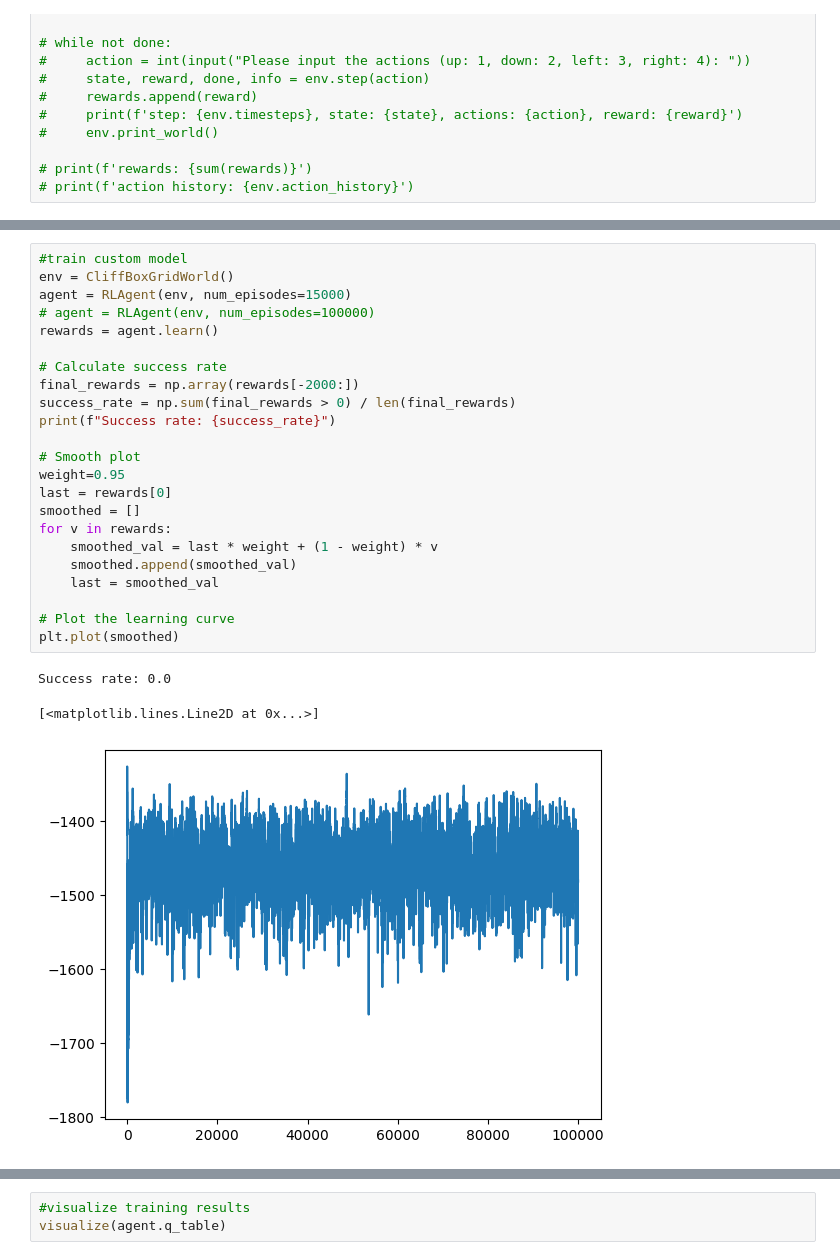
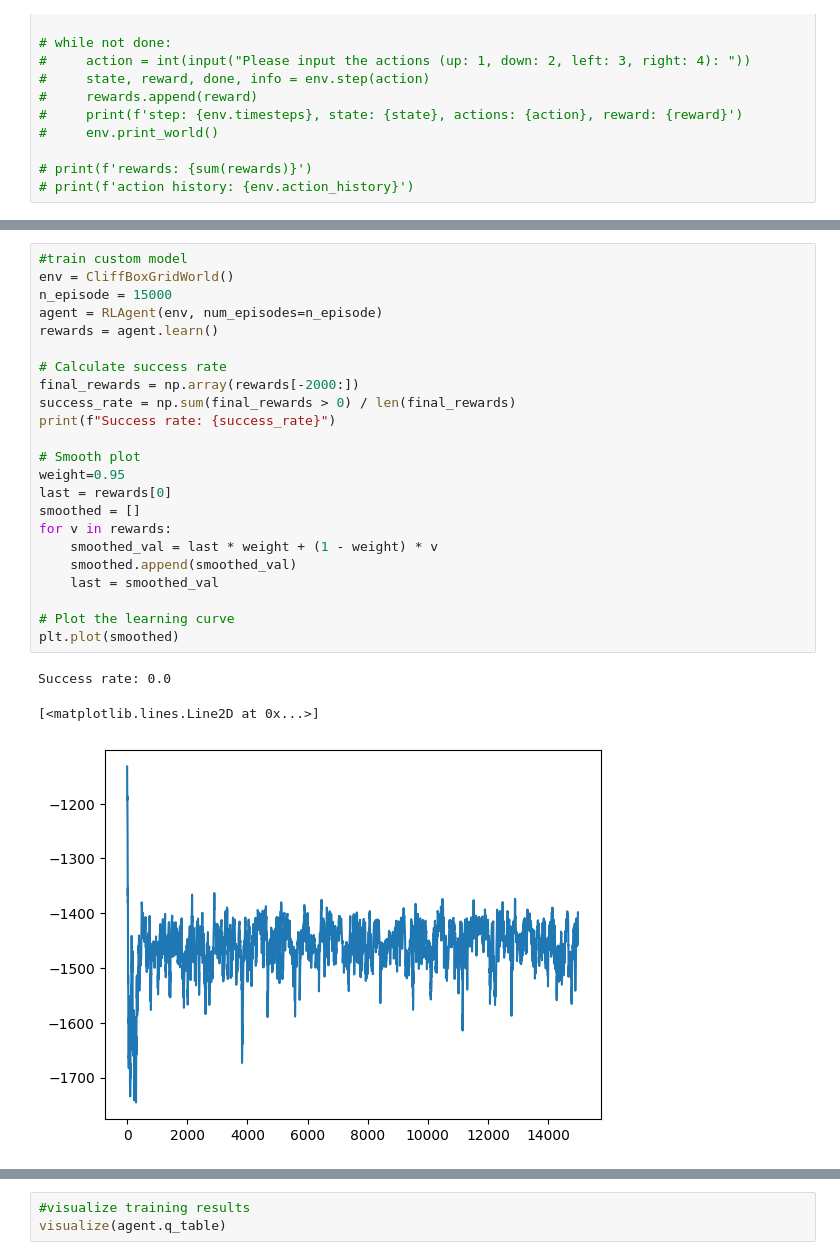
Before and after one commit to Ardacandra/ai6101_rl_agent, a Jupyter notebook: sandbox.ipynb, the cells around one changed output, grey strips where cells are left out. Saved outputs shown, nothing was run; the diff lists cells and outputs as text.

```diff
--- a/sandbox.ipynb
+++ b/sandbox.ipynb
@@ -40,27 +41,27 @@ plt.plot(rewards)
 # %%
 #train custom model
 env = CliffBoxGridWorld()
-agent = RLAgent(env, num_episodes=15000)
-# agent = RLAgent(env, num_episodes=100000)
+n_episode = 15000
+agent = RLAgent(env, num_episodes=n_episode)
 rewards = agent.learn()
 
 # Calculate success rate
 final_rewards = np.array(rewards[-2000:])
 success_rate = np.sum(final_rewards > 0) / len(final_rewards)
 print(f"Success rate: {success_rate}")
 
 # Smooth plot
 weight=0.95
 last = rewards[0]
 smoothed = []
 for v in rewards:
     smoothed_val = last * weight + (1 - weight) * v
     smoothed.append(smoothed_val)
     last = smoothed_val
 
 # Plot the learning curve
 plt.plot(smoothed)
 # %% [output]
 Success rate: 0.0
 [<matplotlib.lines.Line2D at 0x...>]
-[figure, old version]
+[figure, new version]
```
Also changed, not shown: parts of 5 cells of this notebook, 1 other file.
